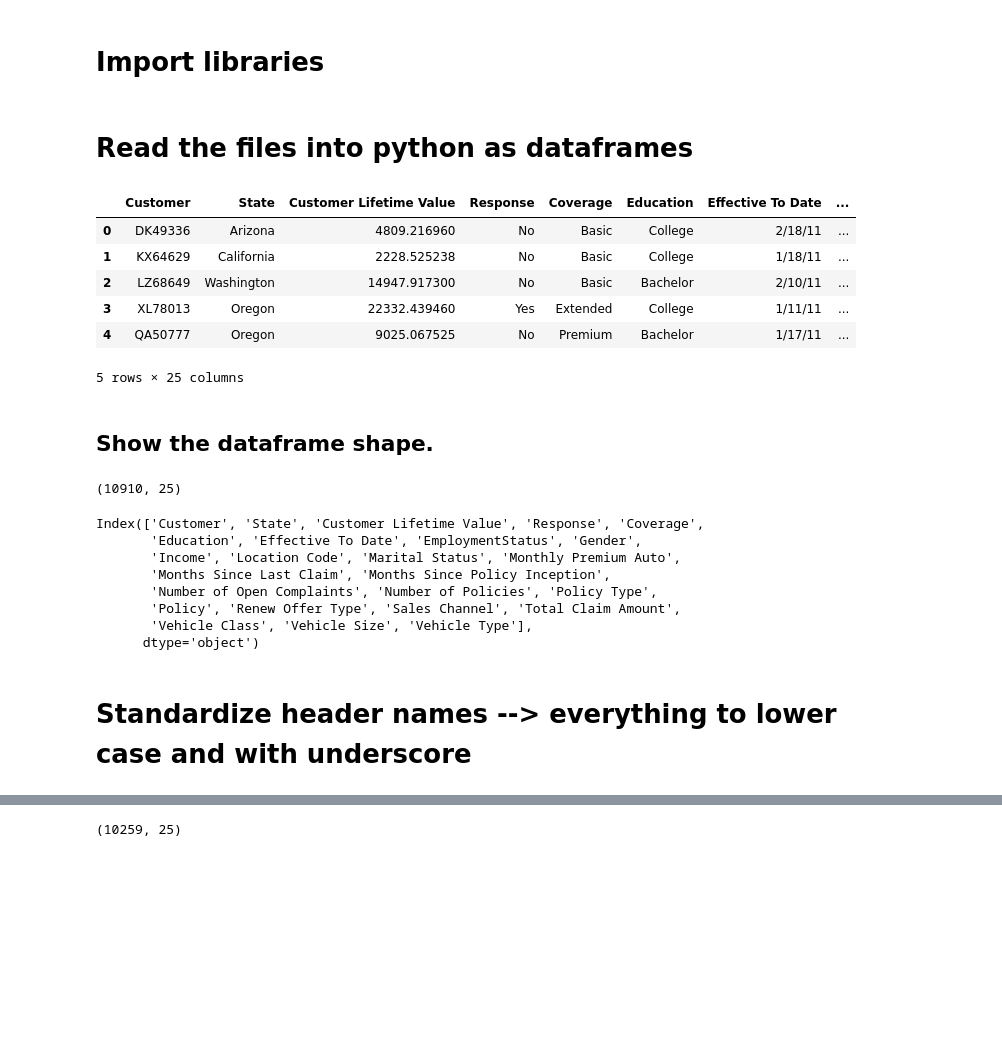
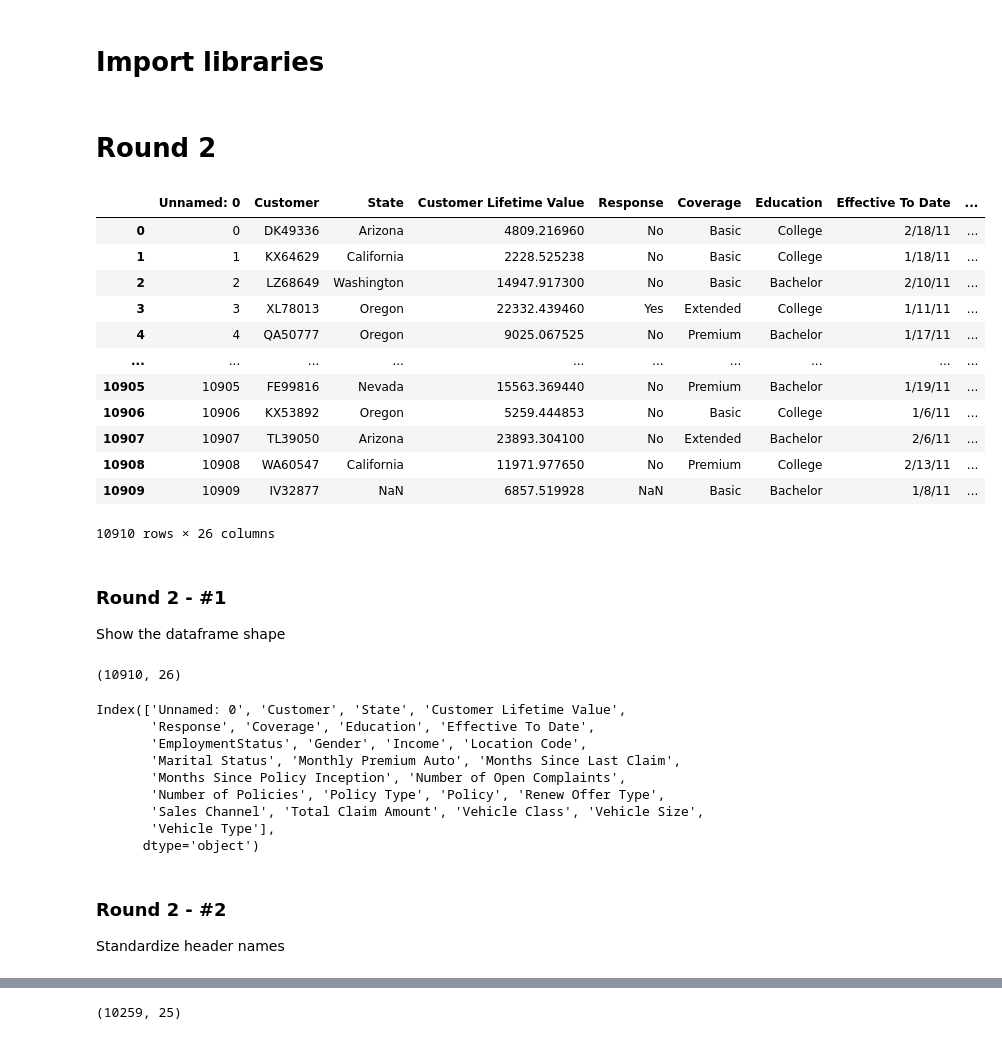
Before and after one commit to jochabo/lab-customer-analysis-round-2, a Jupyter notebook: files_for_lab/csv_files/Lab Customer Analysis Round 2.ipynb, the cells around one changed output, grey strips where cells are left out. Saved outputs shown, nothing was run; the diff lists cells and outputs as text; code cells hidden in the pictures; blank space fills up the shorter version.

```diff
--- a/files_for_lab/csv_files/Lab Customer Analysis Round 2.ipynb
+++ b/files_for_lab/csv_files/Lab Customer Analysis Round 2.ipynb
@@ -12,36 +13,45 @@ import seaborn as sns
-# %% [markdown]
-# Read the files into python as dataframes
+# %% [markdown]
+# Round 2
 # %%
 #data_mca.to_csv('./marketing_customer_analysis.csv', index=False) #without indexing column!
 data_mca = pd.read_csv('./marketing_customer_analysis.csv')
 data_mca
 
-data_mca = data_mca.drop(['Unnamed: 0'], axis=1)
-data_mca.head()
+# data_mca = data_mca.drop(['Unnamed: 0'], axis=1)
+# data_mca.head()
 # %% [output]
-|  | Customer | State | Customer Lifetime Value | Response | Coverage | Education | Effective To Date | ... |
-| 0 | DK49336 | Arizona | 4809.216960 | No | Basic | College | 2/18/11 | ... |
-| 1 | KX64629 | California | 2228.525238 | No | Basic | College | 1/18/11 | ... |
-| 2 | LZ68649 | Washington | 14947.917300 | No | Basic | Bachelor | 2/10/11 | ... |
-| 3 | XL78013 | Oregon | 22332.439460 | Yes | Extended | College | 1/11/11 | ... |
-| 4 | QA50777 | Oregon | 9025.067525 | No | Premium | Bachelor | 1/17/11 | ... |
+|  | Unnamed: 0 | Customer | State | Customer Lifetime Value | Response | Coverage | Education | Effective To Date | ... |
+| 0 | 0 | DK49336 | Arizona | 4809.216960 | No | Basic | College | 2/18/11 | ... |
+| 1 | 1 | KX64629 | California | 2228.525238 | No | Basic | College | 1/18/11 | ... |
+| 2 | 2 | LZ68649 | Washington | 14947.917300 | No | Basic | Bachelor | 2/10/11 | ... |
+| 3 | 3 | XL78013 | Oregon | 22332.439460 | Yes | Extended | College | 1/11/11 | ... |
+| 4 | 4 | QA50777 | Oregon | 9025.067525 | No | Premium | Bachelor | 1/17/11 | ... |
+| ... | ... | ... | ... | ... | ... | ... | ... | ... | ... |
+| 10905 | 10905 | FE99816 | Nevada | 15563.369440 | No | Premium | Bachelor | 1/19/11 | ... |
+| 10906 | 10906 | KX53892 | Oregon | 5259.444853 | No | Basic | College | 1/6/11 | ... |
+| 10907 | 10907 | TL39050 | Arizona | 23893.304100 | No | Extended | Bachelor | 2/6/11 | ... |
+| 10908 | 10908 | WA60547 | California | 11971.977650 | No | Premium | College | 2/13/11 | ... |
+| 10909 | 10909 | IV32877 | NaN | 6857.519928 | NaN | Basic | Bachelor | 1/8/11 | ... |
-5 rows × 25 columns
+10910 rows × 26 columns
-# %% [markdown]
-## Show the dataframe shape.
+# %% [markdown]
+### Round 2 - #1
+Show the dataframe shape
 # %%
 data_mca.shape
 # %% [output]
-(10910, 25)
+(10910, 26)
 # %%
 data_mca.columns
 # %% [output]
-Index(['Customer', 'State', 'Customer Lifetime Value', 'Response', 'Coverage',
-       'Education', 'Effective To Date', 'EmploymentStatus', 'Gender',
-       'Income', 'Location Code', 'Marital Status', 'Monthly Premium Auto',
-       'Months Since Last Claim', 'Months Since Policy Inception',
-       'Number of Open Complaints', 'Number of Policies', 'Policy Type',
-       'Policy', 'Renew Offer Type', 'Sales Channel', 'Total Claim Amount',
-       'Vehicle Class', 'Vehicle Size', 'Vehicle Type'],
+Index(['Unnamed: 0', 'Customer', 'State', 'Customer Lifetime Value',
+       'Response', 'Coverage', 'Education', 'Effective To Date',
+       'EmploymentStatus', 'Gender', 'Income', 'Location Code',
+       'Marital Status', 'Monthly Premium Auto', 'Months Since Last Claim',
+       'Months Since Policy Inception', 'Number of Open Complaints',
+       'Number of Policies', 'Policy Type', 'Policy', 'Renew Offer Type',
+       'Sales Channel', 'Total Claim Amount', 'Vehicle Class', 'Vehicle Size',
+       'Vehicle Type'],
       dtype='object')
 # %% [markdown]
-# Standardize header names --> everything to lower case and with underscore
+### Round 2 - #2
+Standardize header names
```
Also changed, not shown: parts of 38 cells of this notebook.
